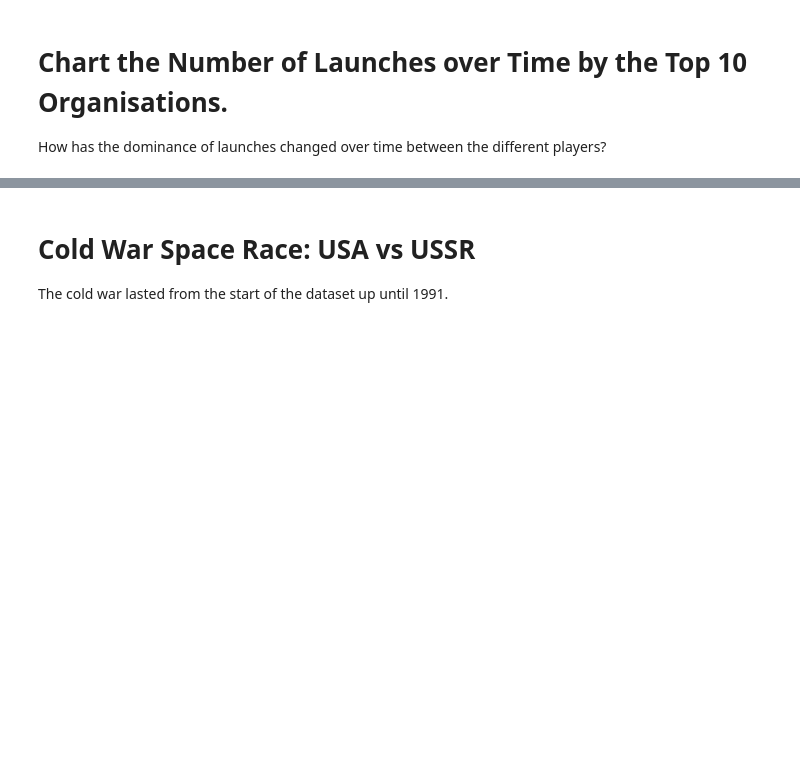
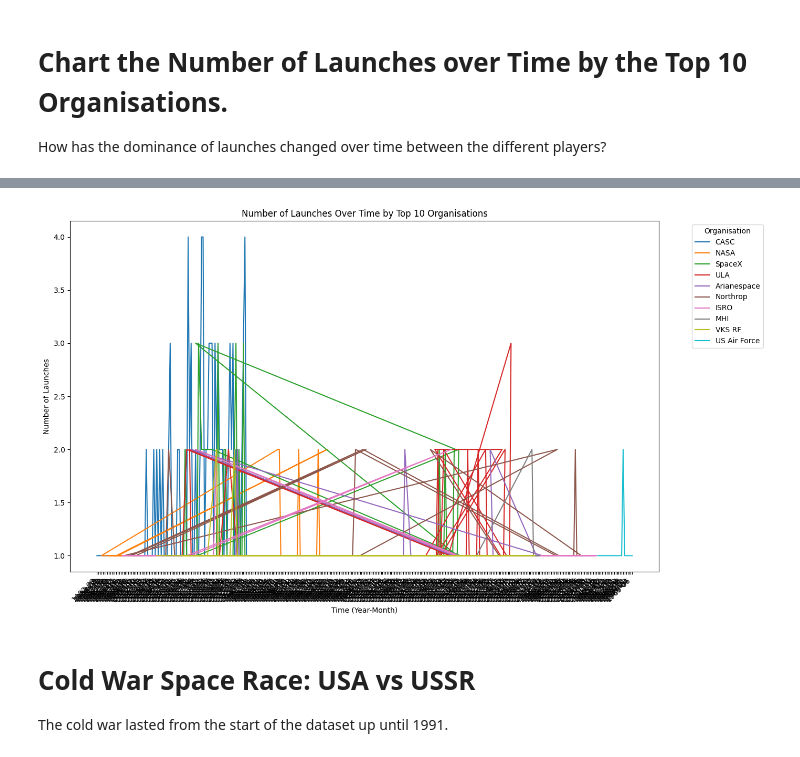
Before and after one commit to ViktorGeorgiev98/analyze-and_visualize-space-race, a Jupyter notebook: Space_Missions_Analysis_(start).ipynb, the cells around one changed output, grey strips where cells are left out. Drawn from its saved outputs; the diff is of its cells as text; code cells hidden in the pictures; blank space fills up the shorter version.

Commit message:
Number of Launches Over Time by Top 10 Organisations

```diff
--- a/Space_Missions_Analysis_(start).ipynb
+++ b/Space_Missions_Analysis_(start).ipynb
@@ -597,3 +597,17 @@ plt.show()
 # Chart the Number of Launches over Time by the Top 10 Organisations.
 
 How has the dominance of launches changed over time between the different players?
+# %%
+# Group by Organisation and count the number of launches
+launches_per_org = df_copy.groupby("Organisation")["Date"].count().reset_index(name="Number of Launches")
+
+# Sort by the number of launches and get the top 10 organisations
+top_10_orgs = launches_per_org.sort_values("Number of Launches", ascending=False).head(10)["Organisation"]
+# Filter the original dataframe to include only the top 10 organisations
+df_top_10 = df_copy[df_copy["Organisation"].isin(top_10_orgs)]
+# %%
+# Extract Year-Month for grouping
+df_top_10["Year_Month"] = df_top_10["Date"].dt.to_period("M")
+
+# Group by Organisation and Year_Month, and count the number of launches
+launches_over_time = df_top_10.groupby(["Organisation", "Year_Month"])["Date"].count().reset_index(name="Number of Launches")
@@ -600,3 +623,20 @@ How has the dominance of launches changed over time between the different player
+# %%
+# Plotting the number of launches over time for the top 10 organisations
+plt.figure(figsize=(14, 8))
+
+for org in top_10_orgs:
+    org_data = launches_over_time[launches_over_time["Organisation"] == org]
+    plt.plot(org_data["Year_Month"].astype(str), org_data["Number of Launches"], label=org)
+
+plt.title("Number of Launches Over Time by Top 10 Organisations")
+plt.xlabel("Time (Year-Month)")
+plt.ylabel("Number of Launches")
+plt.xticks(rotation=45, ha="right")
+plt.legend(title="Organisation", bbox_to_anchor=(1.05, 1), loc='upper left')
+plt.tight_layout()
+plt.show()
+# %% [output]
+[figure, added]
 # %% [markdown]
 # Cold War Space Race: USA vs USSR
 
```
Also changed, not shown: parts of 1 cell of this notebook.
